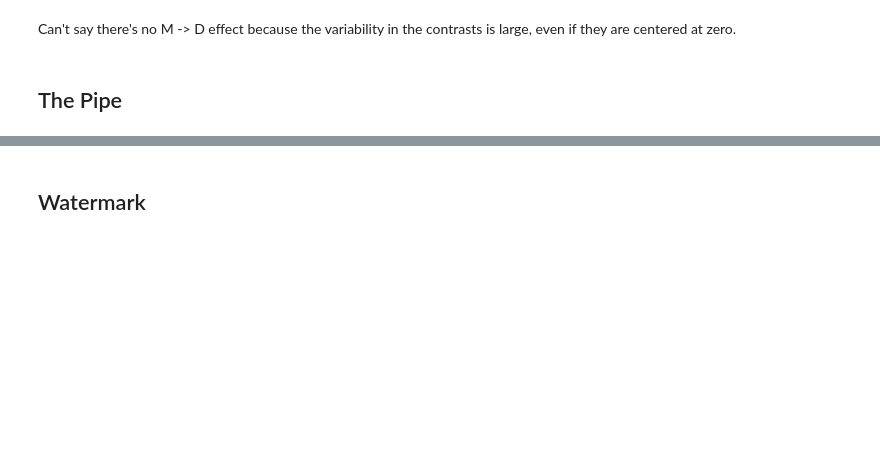
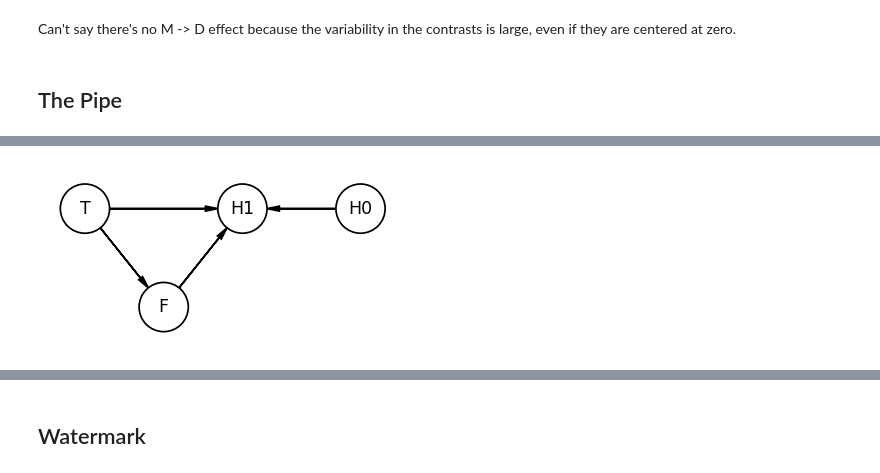
Before and after one commit to jaredxfeng/rethinking, a Jupyter notebook: notebooks-misc/lec5.ipynb, the cells around one changed output, grey strips where cells are left out. Drawn from its saved outputs; the diff is of its cells as text; code cells hidden in the pictures; blank space fills up the shorter version.

```diff
--- a/notebooks-misc/lec5.ipynb
+++ b/notebooks-misc/lec5.ipynb
@@ -245,0 +284,13 @@ array([[ 1.  , -0.04],
+# %%
+dag_plant = init_dag()
+dag_plant.add_node("F", "F", 0, 0)
+dag_plant.add_node("H1", "H1", .8, 1)
+dag_plant.add_node("H0", "H0", 2, 1)
+dag_plant.add_node("T", "T", -.8, 1)
+dag_plant.add_edge("T", "F")
+dag_plant.add_edge("T", "H1")
+dag_plant.add_edge("F", "H1")
+dag_plant.add_edge("H0", "H1")
+dag_plant.show()
+# %% [output]
+[figure, added]
```
Also changed, not shown: parts of 41 cells of this notebook.
